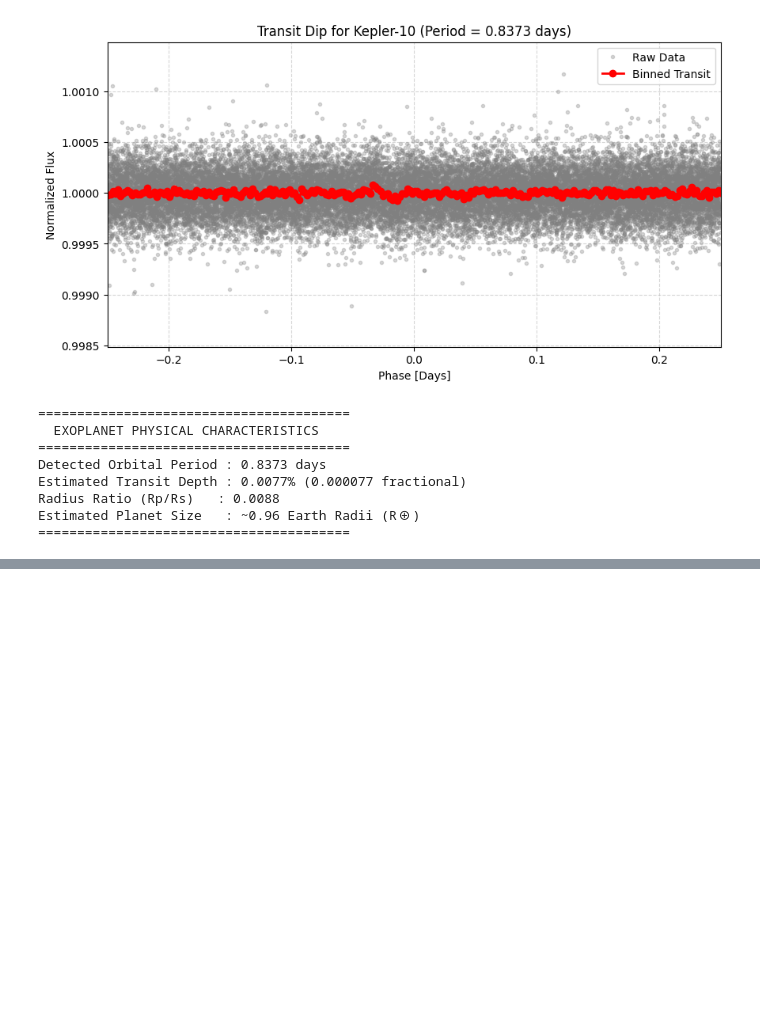
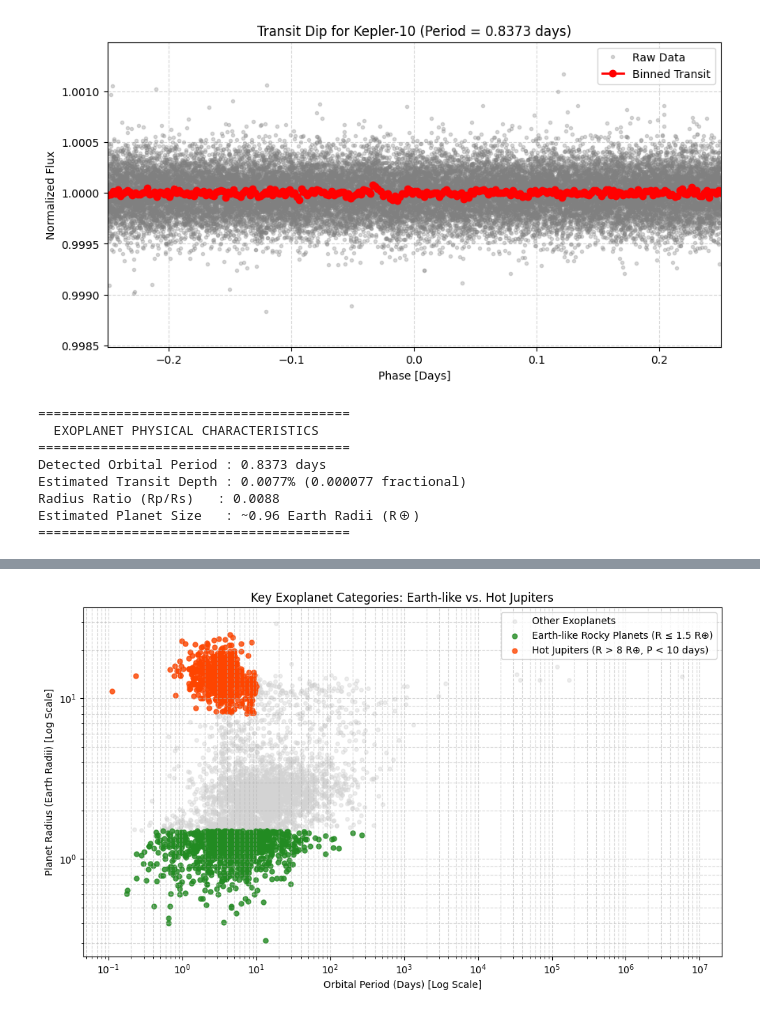
Before and after one commit to aradhya1create/NASA-Exoplanet-Detection, a Jupyter notebook: NASA_Exoplanet_Detection.ipynb, the cells around one changed output, grey strips where cells are left out. Saved outputs shown, nothing was run; the diff lists cells and outputs as text; code cells hidden in the pictures; blank space fills up the shorter version.

```diff
--- a/NASA_Exoplanet_Detection.ipynb
+++ b/NASA_Exoplanet_Detection.ipynb
@@ -194,0 +293,50 @@ Estimated Planet Size   : ~0.96 Earth Radii (R⊕)
+# %%
+import matplotlib.pyplot as plt
+import seaborn as sns
+
+plt.figure(figsize=(10, 6))
+
+# Plot all planets in light gray as background context
+plt.scatter(
+    df_exoplanets["pl_orbper"],
+    df_exoplanets["pl_rade"],
+    color="lightgray",
+    alpha=0.4,
+    s=15,
+    label="Other Exoplanets"
+)
+
+# Plot Earth-like rocky planets in green
+earth_mask = (df_exoplanets["pl_rade"] <= 1.5) & (df_exoplanets["pl_rade"].notna())
+plt.scatter(
+    df_exoplanets.loc[earth_mask, "pl_orbper"],
+    df_exoplanets.loc[earth_mask, "pl_rade"],
+    color="forestgreen",
+    alpha=0.8,
+    s=25,
+    label="Earth-like Rocky Planets (R ≤ 1.5 R⊕)"
+)
+
+# Plot Hot Jupiters in red/orange
+hot_mask = (df_exoplanets["pl_rade"] > 8) & (df_exoplanets["pl_orbper"] < 10)
+plt.scatter(
+    df_exoplanets.loc[hot_mask, "pl_orbper"],
+    df_exoplanets.loc[hot_mask, "pl_rade"],
+    color="orangered",
+    alpha=0.8,
+    s=25,
+    label="Hot Jupiters (R > 8 R⊕, P < 10 days)"
+)
+
+plt.xscale("log")
+plt.yscale("log")
+plt.xlabel("Orbital Period (Days) [Log Scale]")
+plt.ylabel("Planet Radius (Earth Radii) [Log Scale]")
+plt.title("Key Exoplanet Categories: Earth-like vs. Hot Jupiters")
+plt.grid(True, which="both", linestyle="--", alpha=0.5)
+plt.legend(loc="upper right")
+
+plt.tight_layout()
+plt.show()
+# %% [output]
+[figure, added]
```
Also changed, not shown: parts of 14 cells of this notebook.
